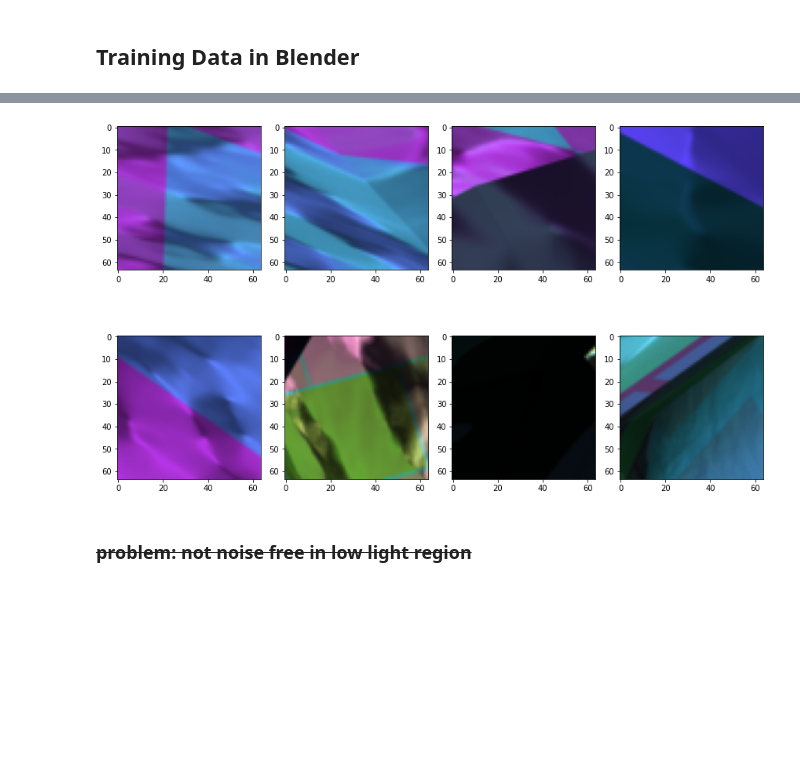
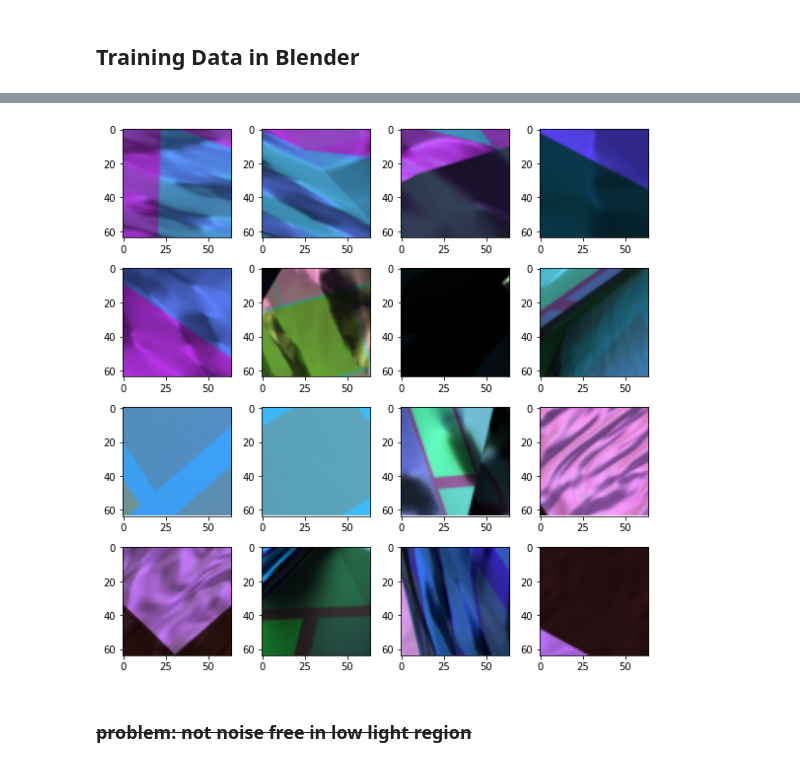
Before and after one commit to djbradyAtOpticalSciencesArizona/multiframeEstimation, a Jupyter notebook: TrainingDataForDemosaicking.ipynb, the cells around one changed output, grey strips where cells are left out. Drawn from its saved outputs; the diff is of its cells as text; code cells hidden in the pictures; blank space fills up the shorter version.

```diff
--- a/TrainingDataForDemosaicking.ipynb
+++ b/TrainingDataForDemosaicking.ipynb
@@ -49,16 +70,16 @@ def load_exr(path):
     img = cv2.cvtColor(img, cv2.COLOR_BGR2RGB)
     return img
 # %%
-m, n = 2, 4
-fig, ax = plt.subplots(m, n, figsize = (12, 8))
+m, n = 4, 4
+fig, ax = plt.subplots(m, n, figsize = (8, 8))
 for i in range(m):
     for j in range(n):
         img = load_exr("Image{:04d}.exr".format(i * n + j + 1))
         ax[i][j].imshow(img/img.max())
 plt.tight_layout()
 plt.show()
 # %% [output]
-[figure, old version]
+[figure, new version]
 # %% [markdown]
 ### ~~problem: not noise free in low light region~~
 # %% [markdown]
```
Also changed, not shown: parts of 5 cells of this notebook.
